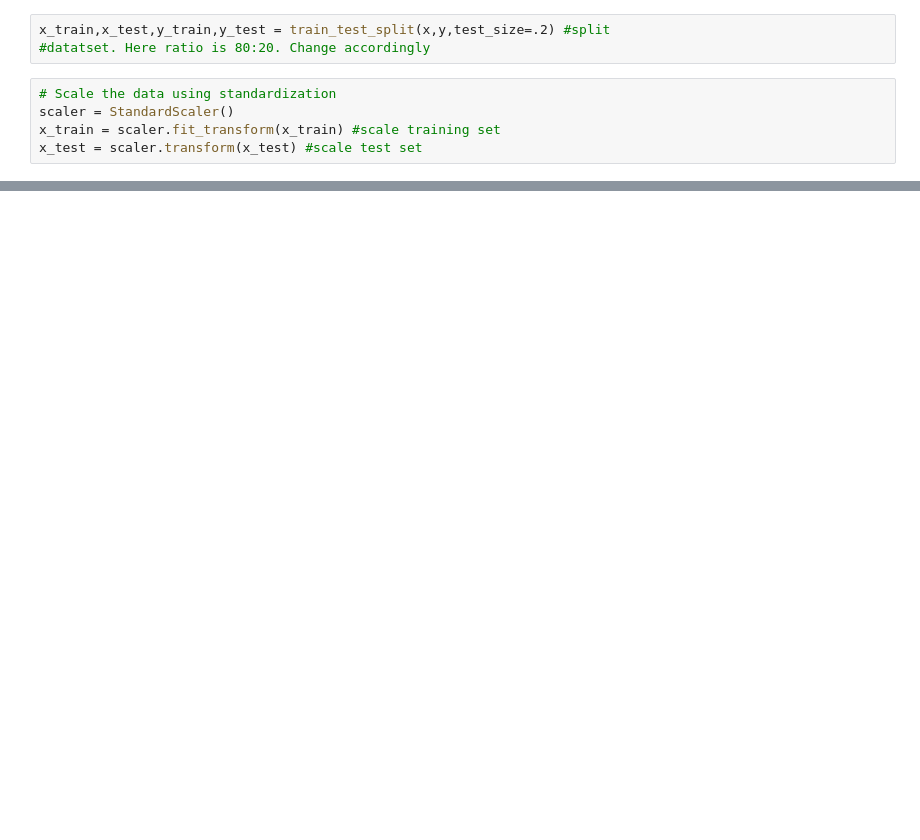
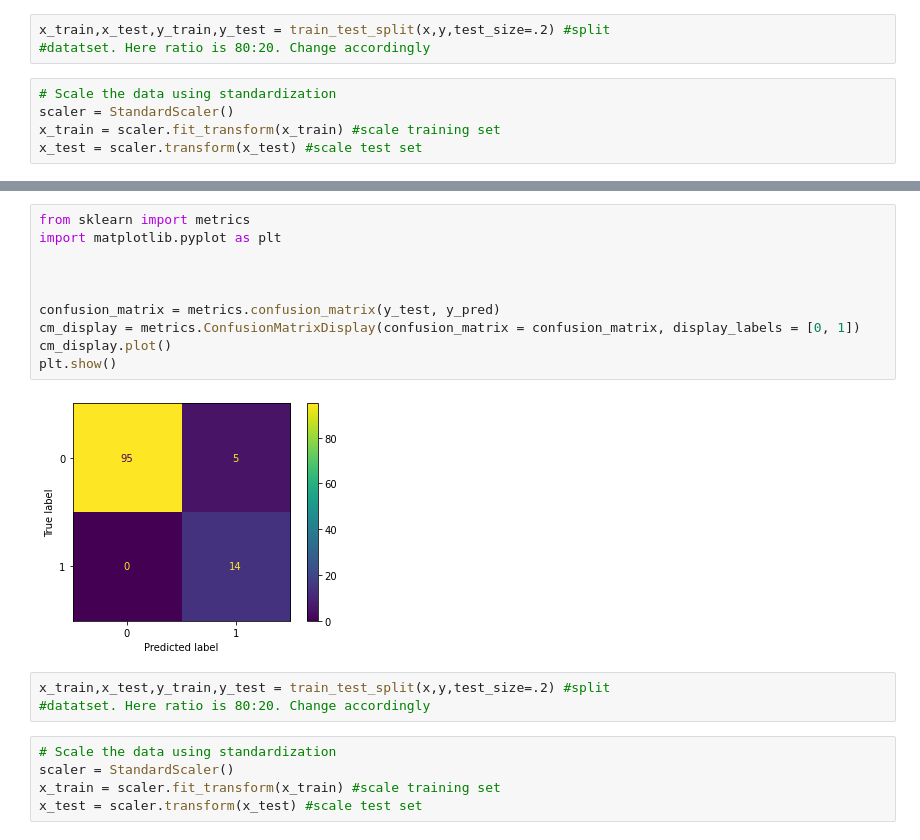
Before and after one commit to Ashar-H7/ENDG-510-, a Jupyter notebook: Task 2.ipynb, the cells around one changed output, grey strips where cells are left out. Cells and saved outputs as stored; diff of their text form; blank space fills up the shorter version.

```diff
--- a/Task 2.ipynb
+++ b/Task 2.ipynb
@@ -183,0 +194,20 @@ Name: Label, Length: 116, dtype: int64
+# %%
+from sklearn import metrics
+import matplotlib.pyplot as plt
+
+
+
+confusion_matrix = metrics.confusion_matrix(y_test, y_pred)
+cm_display = metrics.ConfusionMatrixDisplay(confusion_matrix = confusion_matrix, display_labels = [0, 1])
+cm_display.plot()
+plt.show()
+# %% [output]
+[figure, added]
+# %%
+x_train,x_test,y_train,y_test = train_test_split(x,y,test_size=.2) #split
+#datatset. Here ratio is 80:20. Change accordingly
+# %%
+# Scale the data using standardization
+scaler = StandardScaler()
+x_train = scaler.fit_transform(x_train) #scale training set
+x_test = scaler.transform(x_test) #scale test set
```
Also changed, not shown: parts of 13 cells of this notebook.
